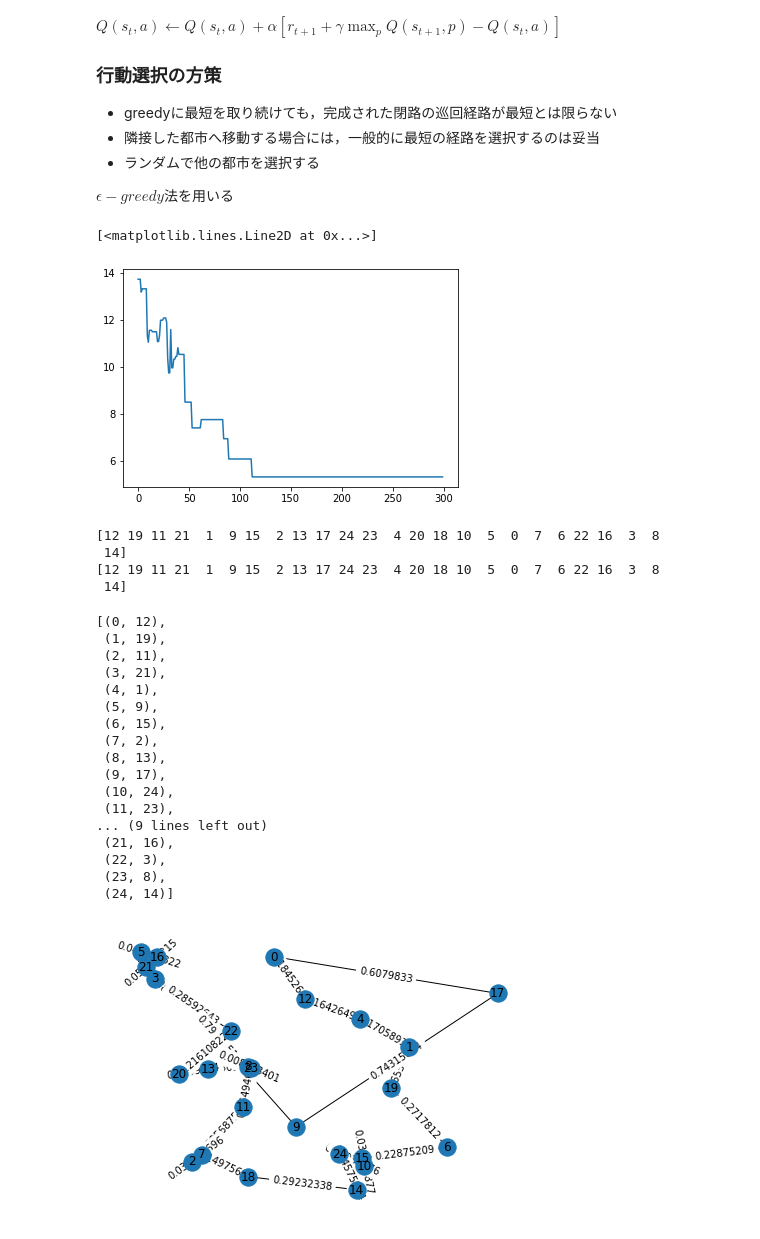
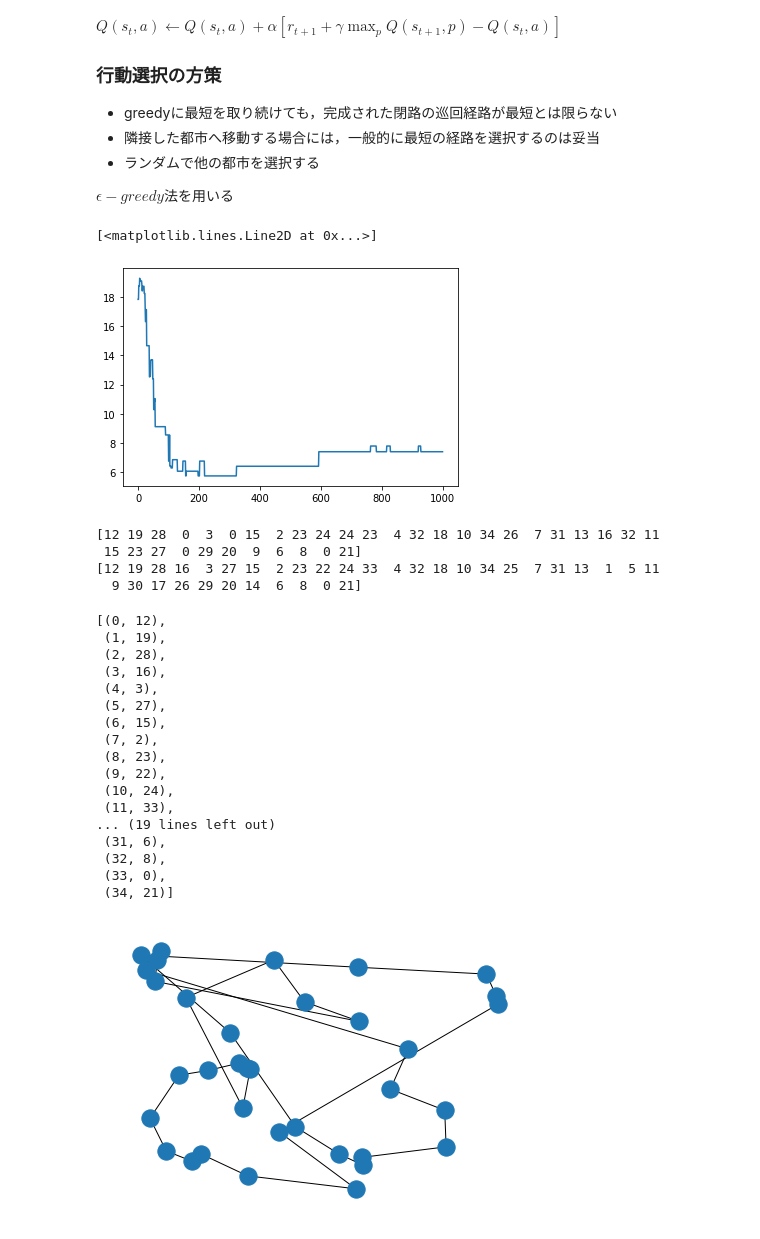
Before and after one commit to ishiyeahman/RL-test, a Jupyter notebook: RL_test.ipynb, the cells around one changed output. Saved outputs shown, nothing was run; the diff lists cells and outputs as text; code cells hidden in the pictures.

```diff
--- a/RL_test.ipynb
+++ b/RL_test.ipynb
@@ -40,7 +40,7 @@ import networkx as nx
 import numpy as np
 import matplotlib.pyplot as plt
 
-CITY_NUM = 25
+CITY_NUM = 35
 
 #generate edge
 p = 1
@@ -281,9 +336,9 @@ agent.set_env(g)
 agent.set_state( init_state )
 agent.add_reached( init_state )
 agent.init_Q_table(g.number_of_nodes(), g.number_of_nodes() )
-agent.set_prameter(_alpha=0.1,  _gamma=0.99, _epsilon=0.3)
+agent.set_prameter(_alpha=0.3,  _gamma=0.999, _epsilon=0.5)
 
-EPISODE = 300
+EPISODE = 1000
 G_SIZE = []
 
 
@@ -318,4 +373,4 @@ for i in range(EPISODE):
 plt.plot(list(range(EPISODE)), G_SIZE)
 # %% [output]
 [<matplotlib.lines.Line2D at 0x...>]
-[figure, old version]
+[figure, new version]
@@ -375,45 +377,45 @@ def get_tsp_size( agent, init_state):
 # %%
 
-pie = get_tsp_pie( copy.deepcopy(agent.Q_table), init_state)
+pie = get_tsp_pie( copy.deepcopy(agent.Q_table), 14)
 agent.Q_table
 max_index_list = list(pie.argmax(axis = 1))
 
 path = []
 for i in range(len(max_index_list)):
     path += [(i, max_index_list[i])]
 
 new_g = set_tsp_graph(path )
 new_g = set_euclidean_distance(new_g, pos)
-draw_networkx_config(new_g, pos)
+# draw_networkx_config(new_g, pos)
 
-# nx.draw(new_g, pos)
+nx.draw(new_g, pos)
 
 
 print(agent.Q_table.argmax(1))
 print(pie.argmax(axis = 1))
 path
 # %% [output]
-[12 19 11 21  1  9 15  2 13 17 24 23  4 20 18 10  5  0  7  6 22 16  3  8
- 14]
-[12 19 11 21  1  9 15  2 13 17 24 23  4 20 18 10  5  0  7  6 22 16  3  8
- 14]
+[12 19 28  0  3  0 15  2 23 24 24 23  4 32 18 10 34 26  7 31 13 16 32 11
+ 15 23 27  0 29 20  9  6  8  0 21]
+[12 19 28 16  3 27 15  2 23 22 24 33  4 32 18 10 34 25  7 31 13  1  5 11
+  9 30 17 26 29 20 14  6  8  0 21]
 [(0, 12),
  (1, 19),
- (2, 11),
- (3, 21),
- (4, 1),
- (5, 9),
+ (2, 28),
+ (3, 16),
+ (4, 3),
+ (5, 27),
  (6, 15),
  (7, 2),
- (8, 13),
- (9, 17),
+ (8, 23),
+ (9, 22),
  (10, 24),
- (11, 23),
-... (9 lines left out)
- (21, 16),
- (22, 3),
- (23, 8),
- (24, 14)]
+ (11, 33),
+... (19 lines left out)
+ (31, 6),
+ (32, 8),
+ (33, 0),
+ (34, 21)]
-[figure, old version]
+[figure, new version]
 # %%
 agent.Q_table
```
Also changed, not shown: parts of 8 cells of this notebook.
